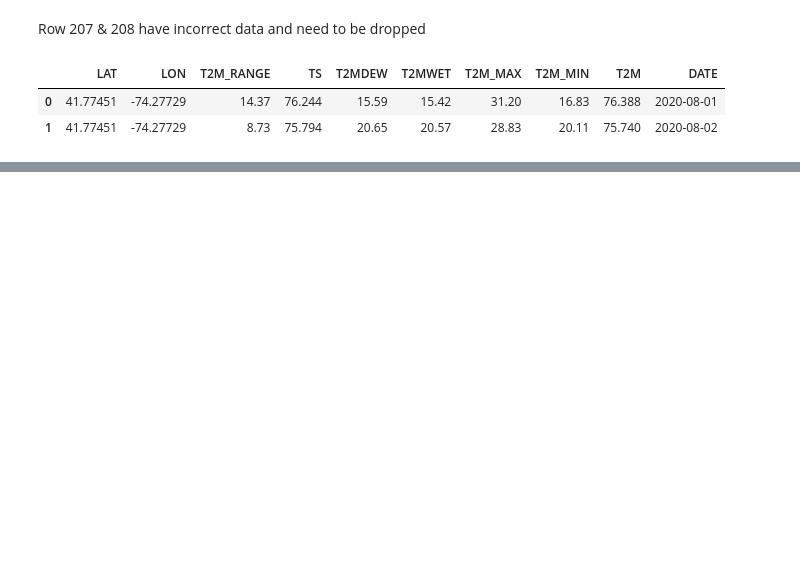
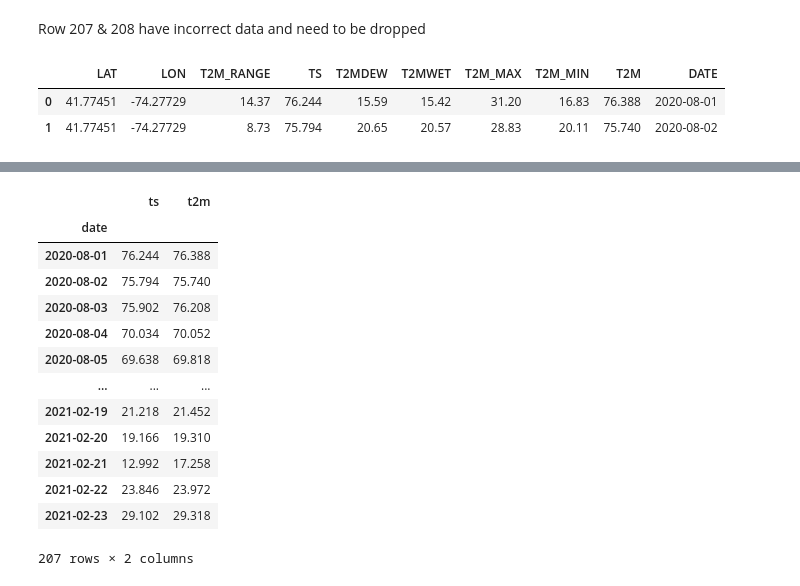
Before and after one commit to encodingintuition/personal_energy_usage, a Jupyter notebook: code/01-EDA-PEU.ipynb, the cells around one changed output, grey strips where cells are left out. Drawn from its saved outputs; the diff is of its cells as text; code cells hidden in the pictures; blank space fills up the shorter version.

```diff
--- a/code/01-EDA-PEU.ipynb
+++ b/code/01-EDA-PEU.ipynb
@@ -540,0 +221,17 @@ _df.hist(figsize = (12,12));
+# %%
+temp_df
+# %% [output]
+|  | ts | t2m |
+| date |  |  |
+| 2020-08-01 | 76.244 | 76.388 |
+| 2020-08-02 | 75.794 | 75.740 |
+| 2020-08-03 | 75.902 | 76.208 |
+| 2020-08-04 | 70.034 | 70.052 |
+| 2020-08-05 | 69.638 | 69.818 |
+| ... | ... | ... |
+| 2021-02-19 | 21.218 | 21.452 |
+| 2021-02-20 | 19.166 | 19.310 |
+| 2021-02-21 | 12.992 | 17.258 |
+| 2021-02-22 | 23.846 | 23.972 |
+| 2021-02-23 | 29.102 | 29.318 |
+207 rows × 2 columns
```
Also changed, not shown: parts of 68 cells of this notebook, 1 other file.
